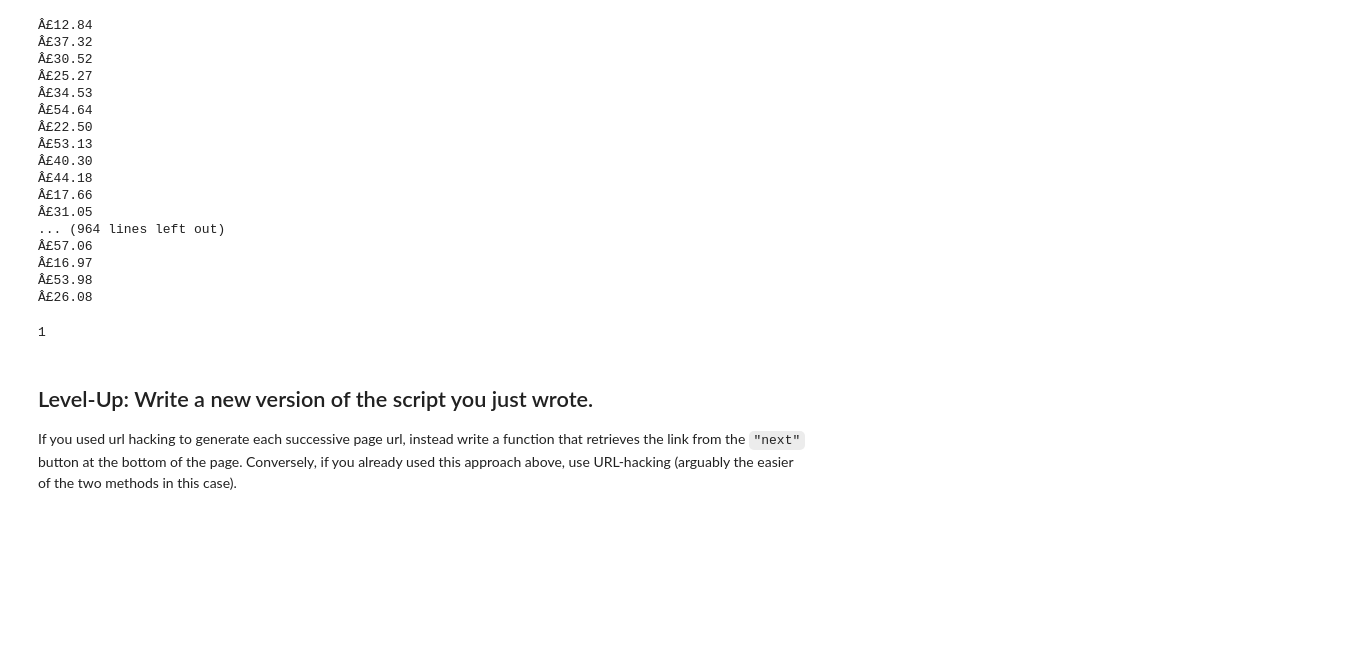
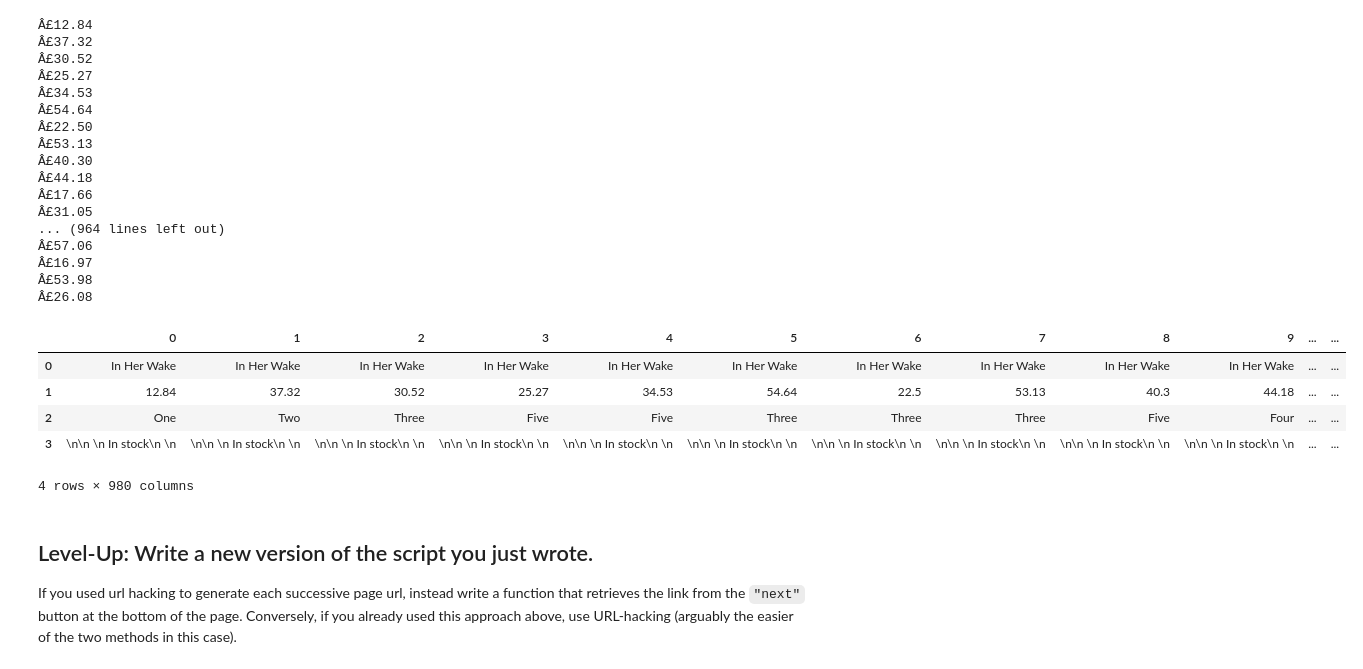
Before and after one commit to ortsed/dsc-web-scraping-lab-dc-ds-career-042219, a Jupyter notebook: index.ipynb, the cells around one changed output. Cells and saved outputs as stored; diff of their text form; code cells hidden in the pictures; blank space fills up the shorter version.

```diff
--- a/index.ipynb
+++ b/index.ipynb
@@ -167,12 +167,15 @@ df = pd.DataFrame([titles,prices, ratings, avail])
 Â£16.97
 Â£53.98
 Â£26.08
-# %%
-temp="x£12.84"
-temp[temp.find("£")+1:]
-temp.find("£")
-# %% [output]
-1
+# %%
+df.head()
+# %% [output]
+|  | 0 | 1 | 2 | 3 | 4 | 5 | 6 | 7 | 8 | 9 | ... | ... |
+| 0 | In Her Wake | In Her Wake | In Her Wake | In Her Wake | In Her Wake | In Her Wake | In Her Wake | In Her Wake | In Her Wake | In Her Wake | ... | ... |
+| 1 | 12.84 | 37.32 | 30.52 | 25.27 | 34.53 | 54.64 | 22.5 | 53.13 | 40.3 | 44.18 | ... | ... |
+| 2 | One | Two | Three | Five | Five | Three | Three | Three | Five | Four | ... | ... |
+| 3 | \n\n \n In stock\n \n | \n\n \n In stock\n \n | \n\n \n In stock\n \n | \n\n \n In stock\n \n | \n\n \n In stock\n \n | \n\n \n In stock\n \n | \n\n \n In stock\n \n | \n\n \n In stock\n \n | \n\n \n In stock\n \n | \n\n \n In stock\n \n | ... | ... |
+4 rows × 980 columns
 # %% [markdown]
 ## Level-Up: Write a new version of the script you just wrote.
 
```
